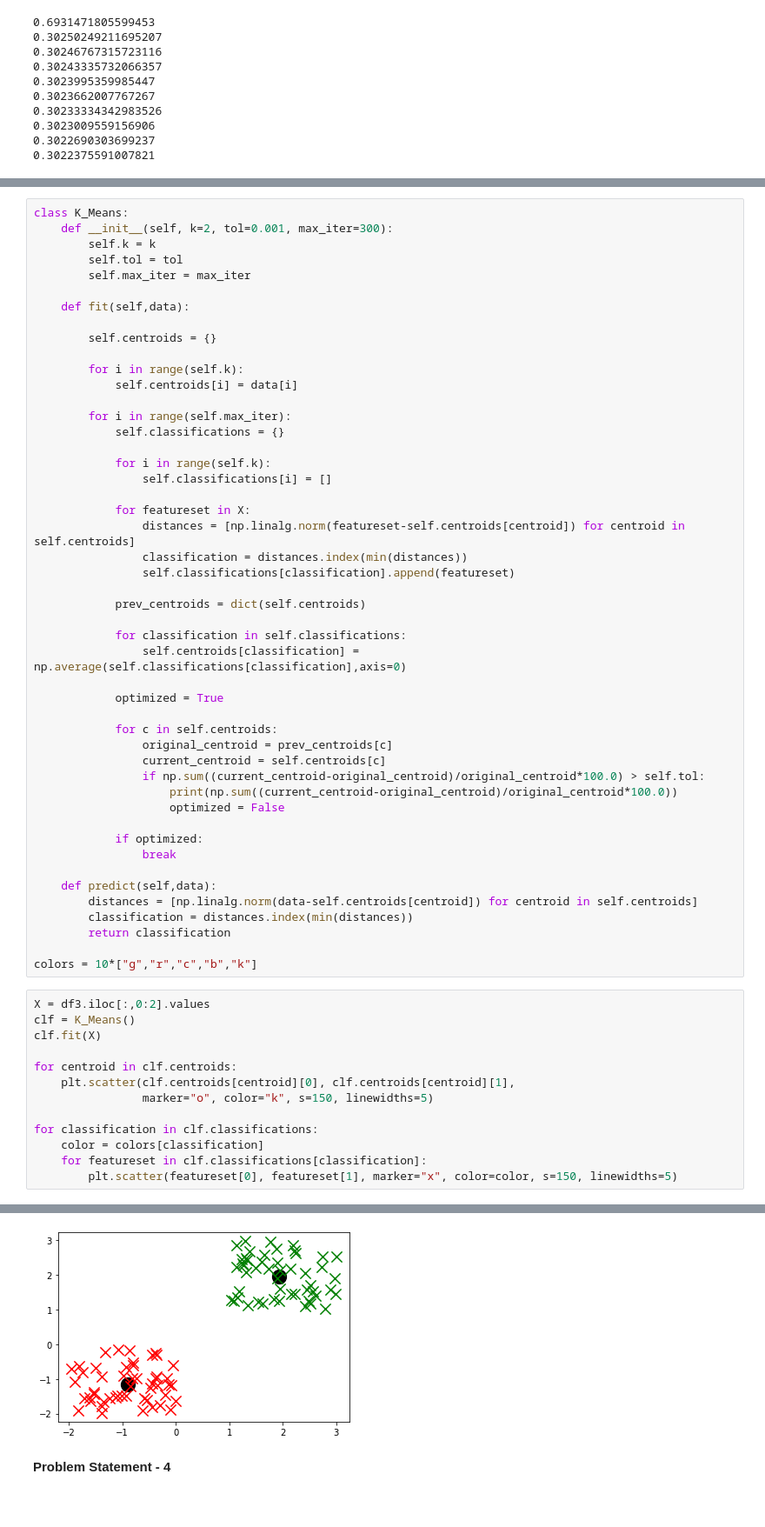
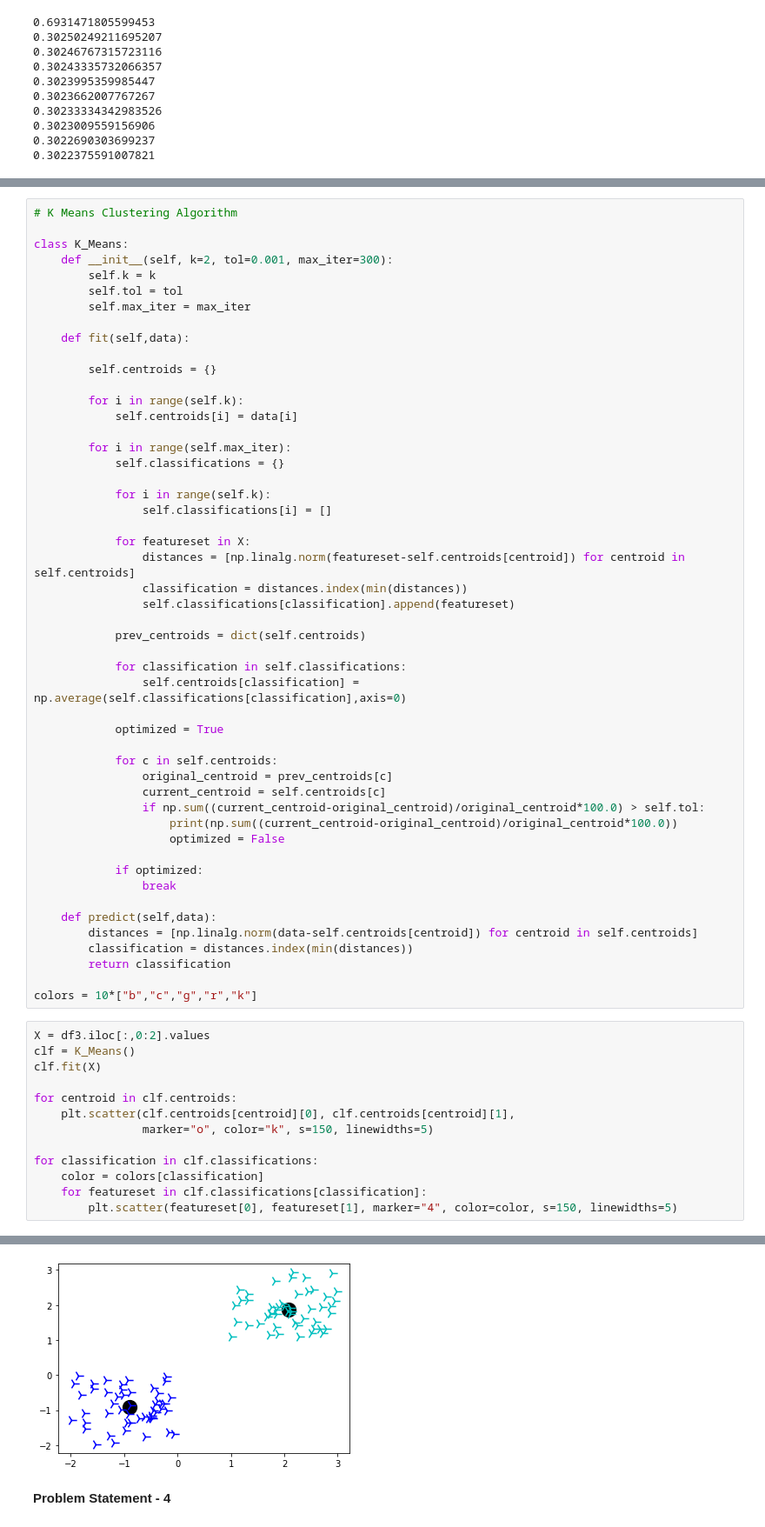
Before and after one commit to codesxas/MLDM-Assignments, a Jupyter notebook: MLDM_lab_10.ipynb, the cells around one changed output, grey strips where cells are left out. Shown at 87% size. Saved outputs shown, nothing was run; the diff lists cells and outputs as text.

```diff
--- a/MLDM_lab_10.ipynb
+++ b/MLDM_lab_10.ipynb
@@ -343,4 +357,6 @@ for epoch in range(1000):
 # %%
+# K Means Clustering Algorithm
+
 class K_Means:
     def __init__(self, k=2, tol=0.001, max_iter=300):
         self.k = k
@@ -387,7 +403,7 @@ class K_Means:
         classification = distances.index(min(distances))
         return classification
 
-colors = 10*["g","r","c","b","k"]
+colors = 10*["b","c","g","r","k"]
 # %%
 X = df3.iloc[:,0:2].values
 clf = K_Means()
@@ -400,5 +416,5 @@ for centroid in clf.centroids:
 for classification in clf.classifications:
     color = colors[classification]
     for featureset in clf.classifications[classification]:
-        plt.scatter(featureset[0], featureset[1], marker="x", color=color, s=150, linewidths=5)
+        plt.scatter(featureset[0], featureset[1], marker="4", color=color, s=150, linewidths=5)
 # %% [output]
@@ -407,3 +423,3 @@ for classification in clf.classifications:
-[figure, old version]
+[figure, new version]
 # %% [markdown]
 **Problem Statement - 4**
```
Also changed, not shown: parts of 19 cells of this notebook.
